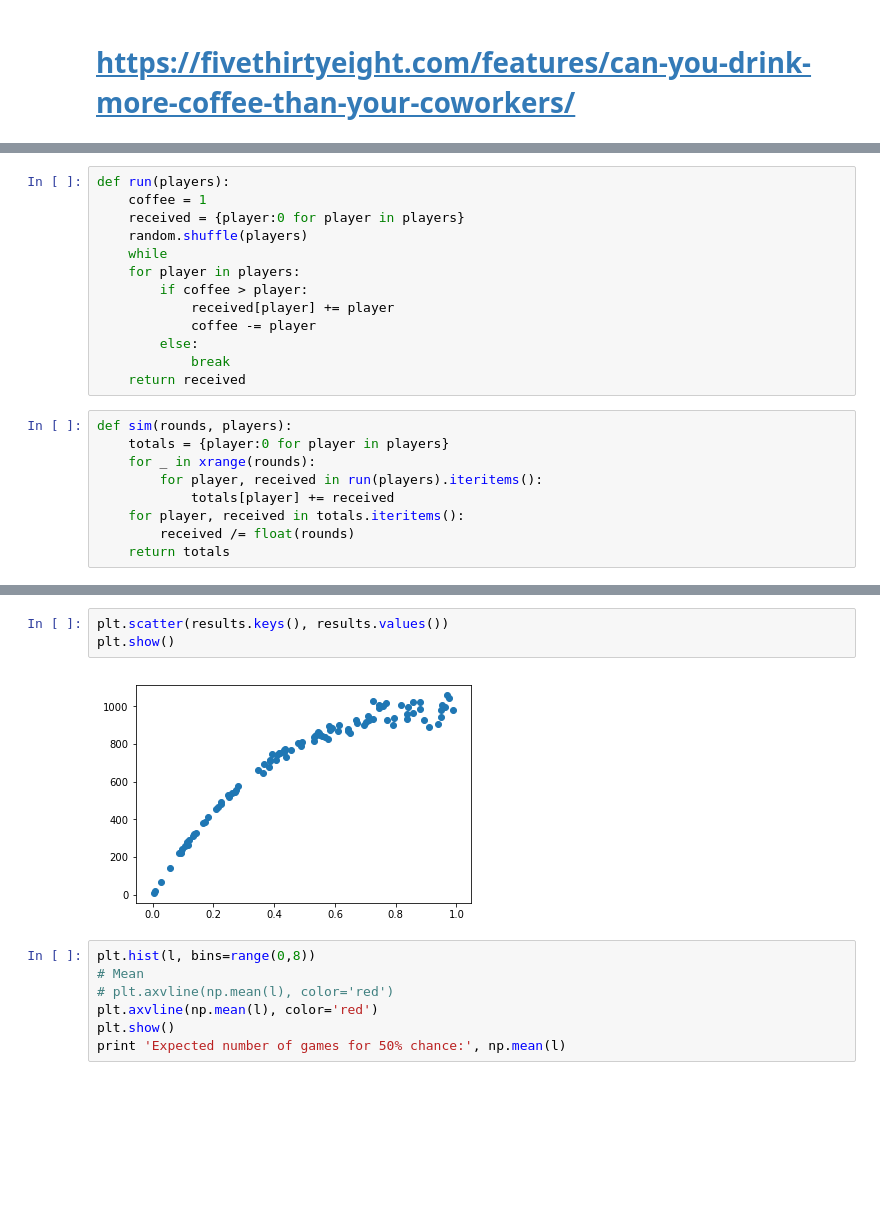
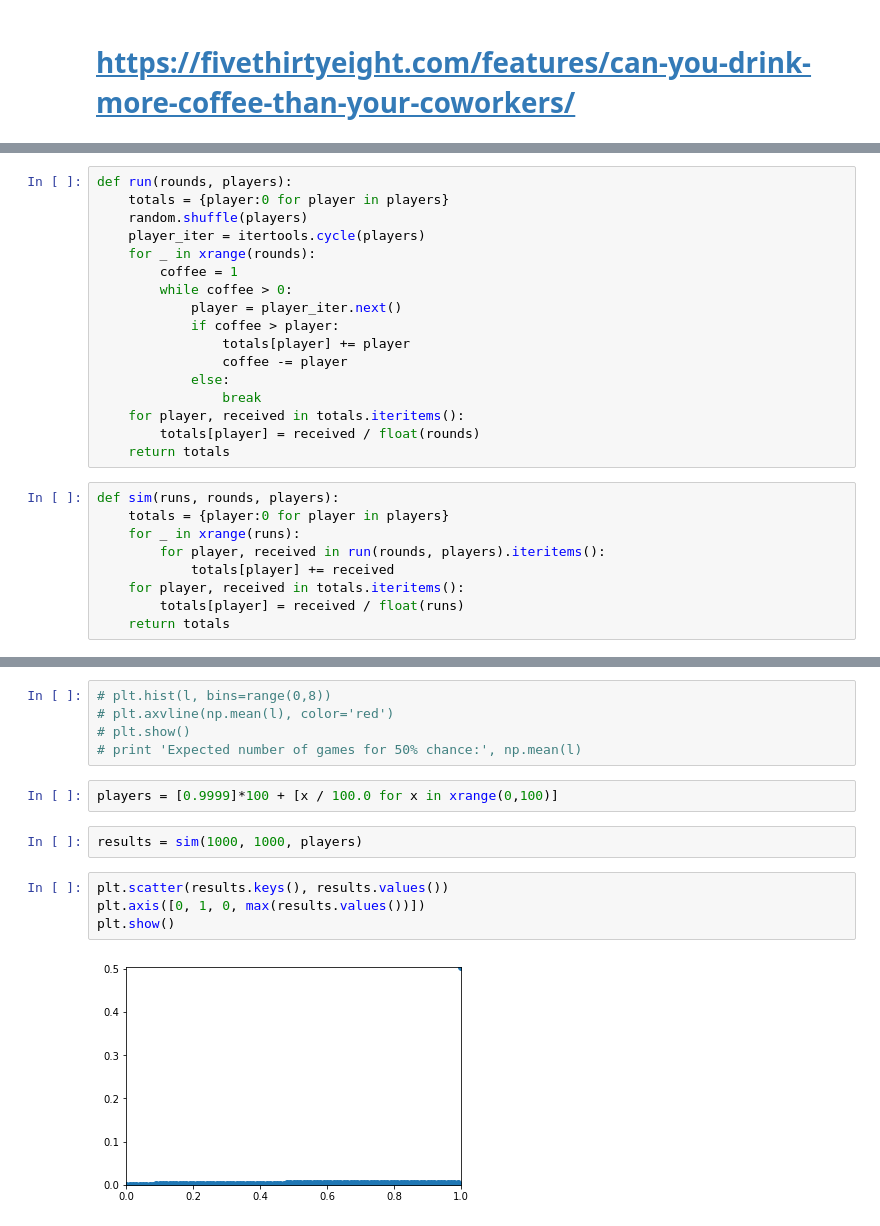
Before and after one commit to jmhummel/riddler, a Jupyter notebook: 2017-06-23-riddler-classic.ipynb, the cells around one changed output, grey strips where cells are left out. Saved outputs shown, nothing was run; the diff lists cells and outputs as text; blank space fills up the shorter version.

```diff
--- a/2017-06-23-riddler-classic.ipynb
+++ b/2017-06-23-riddler-classic.ipynb
@@ -11,25 +12,29 @@ def create_players(n):
         players.append(random.random())
     return players
 # %%
-def run(players):
-    coffee = 1
-    received = {player:0 for player in players}
+def run(rounds, players):
+    totals = {player:0 for player in players}
     random.shuffle(players)
-    while
-    for player in players:
-        if coffee > player:
-            received[player] += player
-            coffee -= player
-        else:
-            break
-    return received
+    player_iter = itertools.cycle(players)
+    for _ in xrange(rounds):
+        coffee = 1
+        while coffee > 0:
+            player = player_iter.next()
+            if coffee > player:
+                totals[player] += player
+                coffee -= player
+            else:
+                break
+    for player, received in totals.iteritems():
+        totals[player] = received / float(rounds)
+    return totals
 # %%
-def sim(rounds, players):
+def sim(runs, rounds, players):
     totals = {player:0 for player in players}
-    for _ in xrange(rounds):
-        for player, received in run(players).iteritems():
+    for _ in xrange(runs):
+        for player, received in run(rounds, players).iteritems():
             totals[player] += received
     for player, received in totals.iteritems():
-        received /= float(rounds)
+        totals[player] = received / float(runs)
     return totals
 # %%
@@ -72,12 +100,15 @@ results
+# %%
+# plt.hist(l, bins=range(0,8))
+# plt.axvline(np.mean(l), color='red')
+# plt.show()
+# print 'Expected number of games for 50% chance:', np.mean(l)
+# %%
+players = [0.9999]*100 + [x / 100.0 for x in xrange(0,100)]
+# %%
+results = sim(1000, 1000, players)
 # %%
 plt.scatter(results.keys(), results.values())
+plt.axis([0, 1, 0, max(results.values())])
 plt.show()
 # %% [output]
-[figure, old version]
+[figure, new version]
-# %%
-plt.hist(l, bins=range(0,8))
-# Mean
-# plt.axvline(np.mean(l), color='red')
-plt.axvline(np.mean(l), color='red')
-plt.show()
-print 'Expected number of games for 50% chance:', np.mean(l)
```
Also changed, not shown: parts of 9 cells of this notebook.
